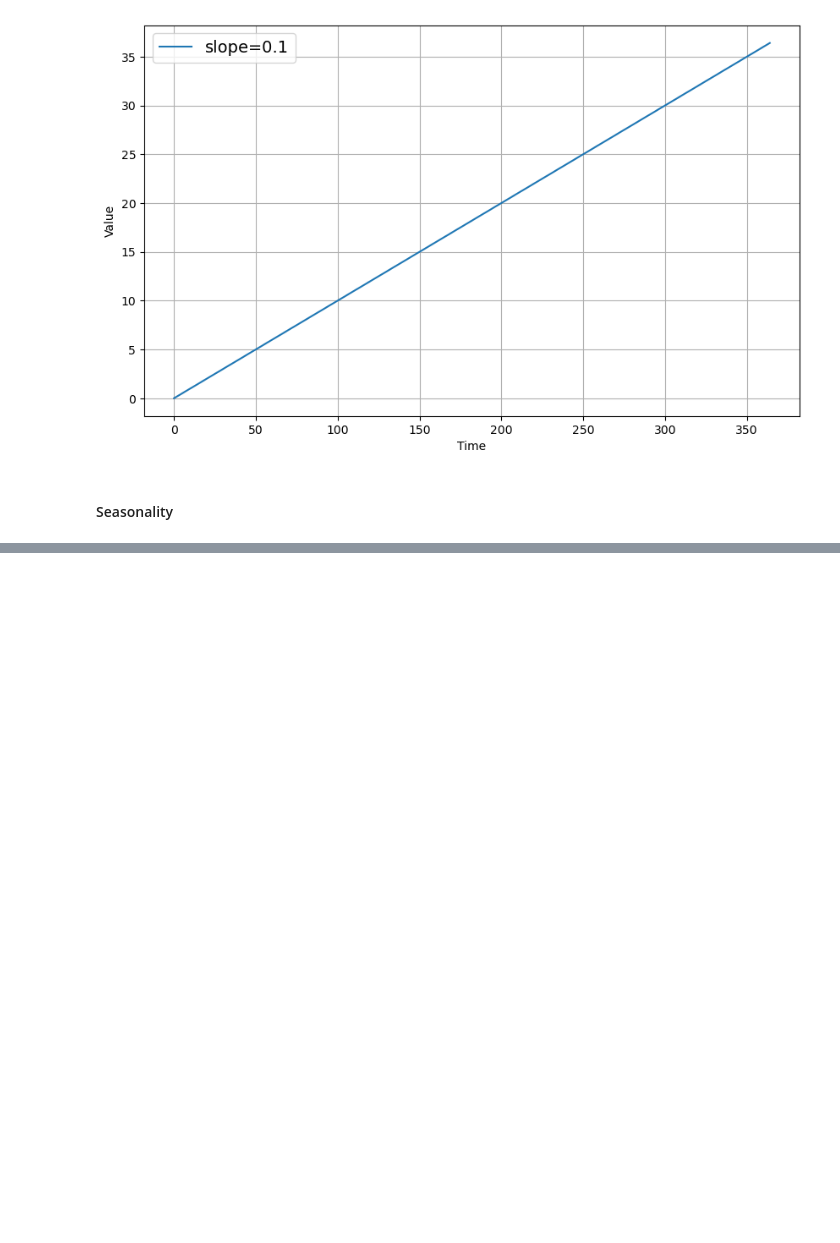
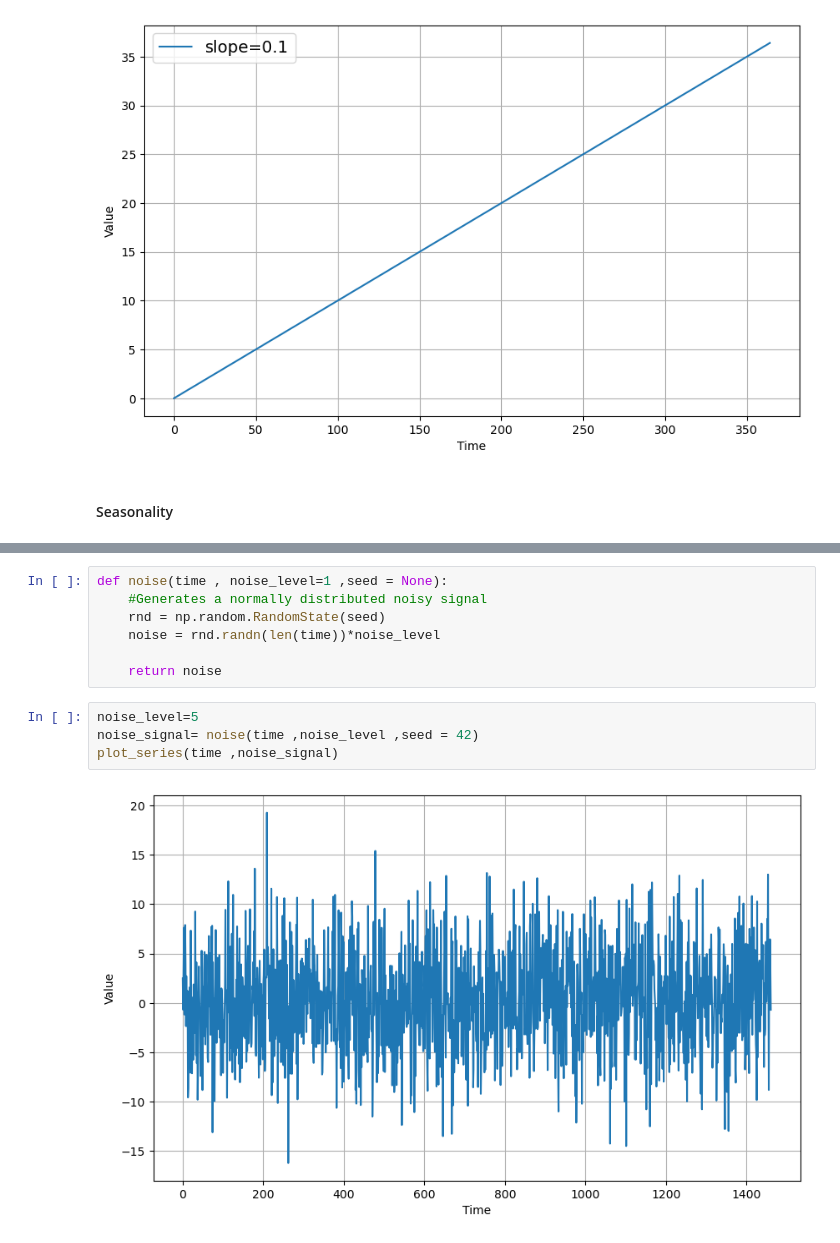
Before and after one commit to karamalhanatleh/DeepLearning.AI-TensorFlow-Developer-Professional, a Jupyter notebook: Sequences, Time Series and Prediction/Week1/Time Series Plots.ipynb, the cells around one changed output, grey strips where cells are left out. Drawn from its saved outputs; the diff is of its cells as text; blank space fills up the shorter version.

```diff
--- a/Sequences, Time Series and Prediction/Week1/Time Series Plots.ipynb
+++ b/Sequences, Time Series and Prediction/Week1/Time Series Plots.ipynb
@@ -74,0 +147,13 @@ plot_series(time , series , label=[f'slope={slope}'])
+# %%
+def noise(time , noise_level=1 ,seed = None):
+    #Generates a normally distributed noisy signal
+    rnd = np.random.RandomState(seed)
+    noise = rnd.randn(len(time))*noise_level
+
+    return noise
+# %%
+noise_level=5
+noise_signal= noise(time ,noise_level ,seed = 42)
+plot_series(time ,noise_signal)
+# %% [output]
+[figure, added]
```
Also changed, not shown: parts of 26 cells of this notebook, 1 other file.
